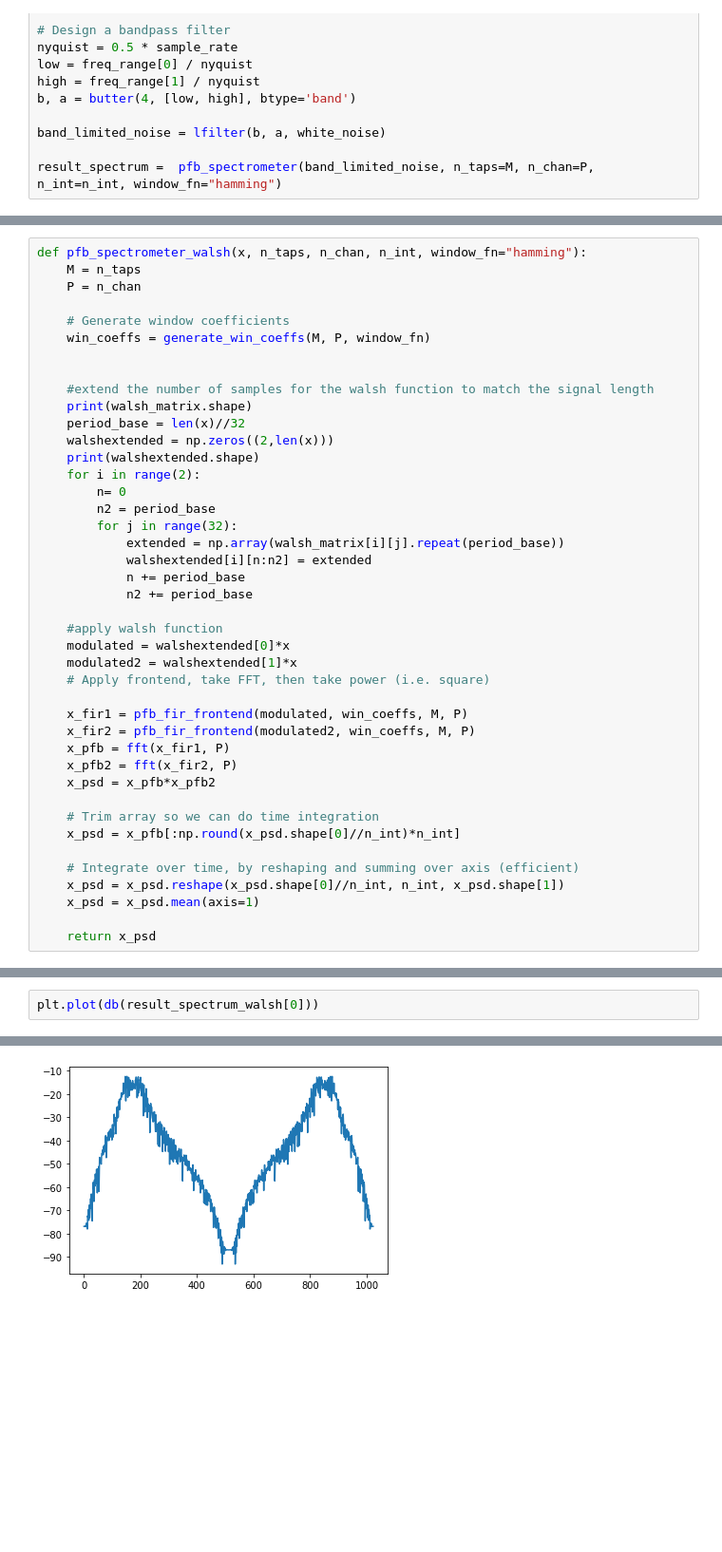
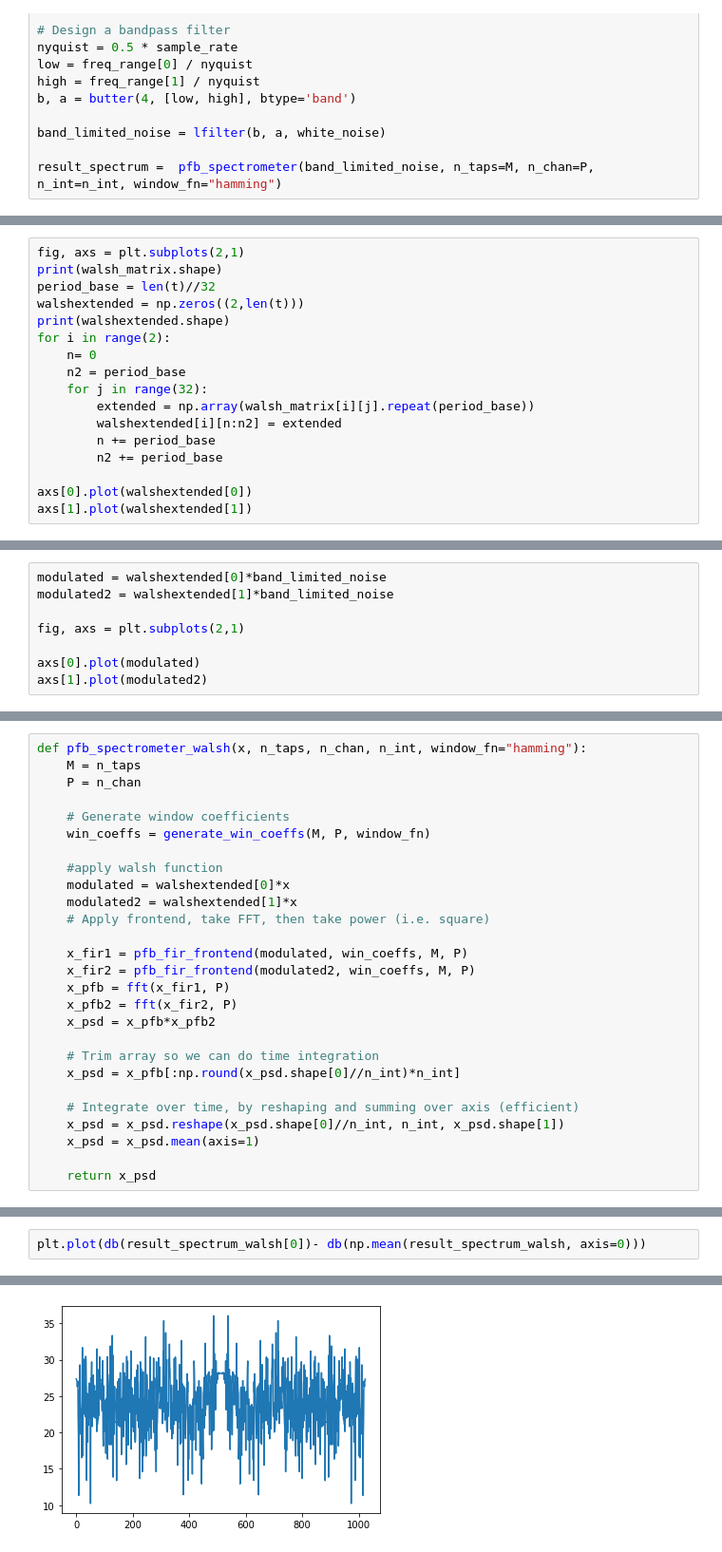
Before and after one commit to lmberkhout/walsh_sims, a Jupyter notebook: psdemo.ipynb, the cells around one changed output, grey strips where cells are left out. Shown at 95% size. Drawn from its saved outputs; the diff is of its cells as text; blank space fills up the shorter version.

Commit message:
Adding walsh noise

```diff
--- a/psdemo.ipynb
+++ b/psdemo.ipynb
@@ -746,0 +765,17 @@ plt.show()
+# %%
+fig, axs = plt.subplots(2,1)
+print(walsh_matrix.shape)
+period_base = len(t)//32
+walshextended = np.zeros((2,len(t)))
+print(walshextended.shape)
+for i in range(2):
+    n= 0
+    n2 = period_base
+    for j in range(32):
+        extended = np.array(walsh_matrix[i][j].repeat(period_base))
+        walshextended[i][n:n2] = extended
+        n += period_base
+        n2 += period_base
+
+axs[0].plot(walshextended[0])
+axs[1].plot(walshextended[1])
@@ -746,0 +787,8 @@ plt.show()
+# %%
+modulated = walshextended[0]*band_limited_noise
+modulated2 = walshextended[1]*band_limited_noise
+
+fig, axs = plt.subplots(2,1)
+
+axs[0].plot(modulated)
+axs[1].plot(modulated2)
@@ -751,21 +812,6 @@ def pfb_spectrometer_walsh(x, n_taps, n_chan, n_int, window_fn="hamming"):
 
     # Generate window coefficients
     win_coeffs = generate_win_coeffs(M, P, window_fn)
-
-
-    #extend the number of samples for the walsh function to match the signal length
-    print(walsh_matrix.shape)
-    period_base = len(x)//32
-    walshextended = np.zeros((2,len(x)))
-    print(walshextended.shape)
-    for i in range(2):
-        n= 0
-        n2 = period_base
-        for j in range(32):
-            extended = np.array(walsh_matrix[i][j].repeat(period_base))
-            walshextended[i][n:n2] = extended
-            n += period_base
-            n2 += period_base
 
     #apply walsh function
     modulated = walshextended[0]*x
@@ -802,5 +843,5 @@ plt.show()
 # %%
-plt.plot(db(result_spectrum_walsh[0]))
+plt.plot(db(result_spectrum_walsh[0])- db(np.mean(result_spectrum_walsh, axis=0)))
 # %% [output]
 [<matplotlib.lines.Line2D at 0x...>]
-[figure, old version]
+[figure, new version]
```
Also changed, not shown: parts of 31 cells of this notebook.
